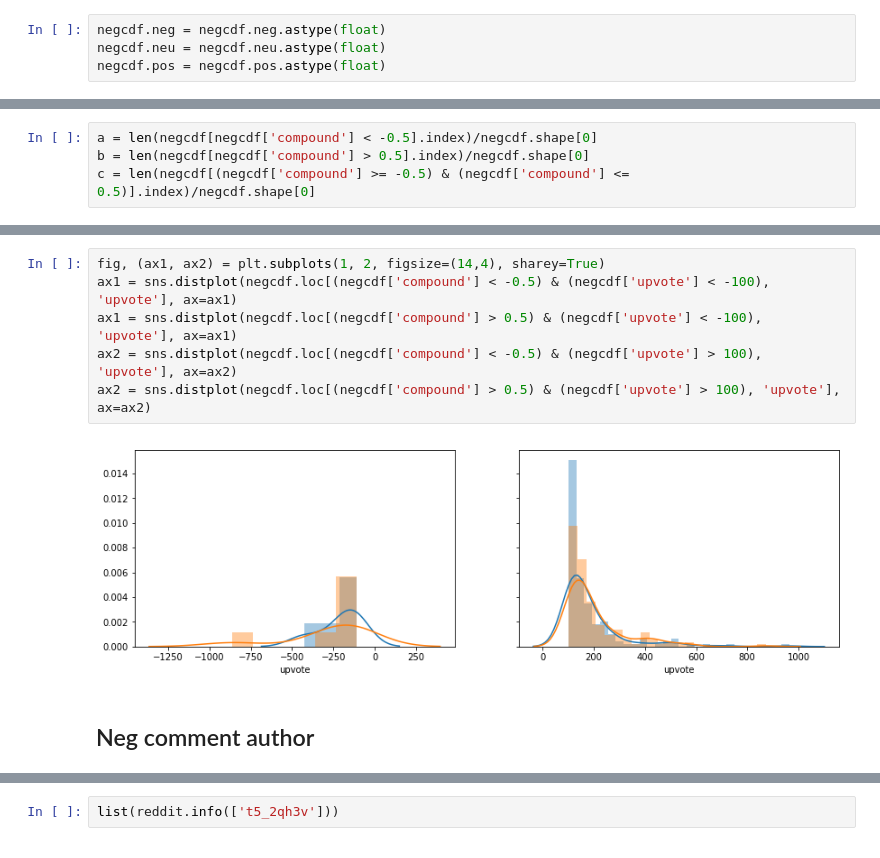
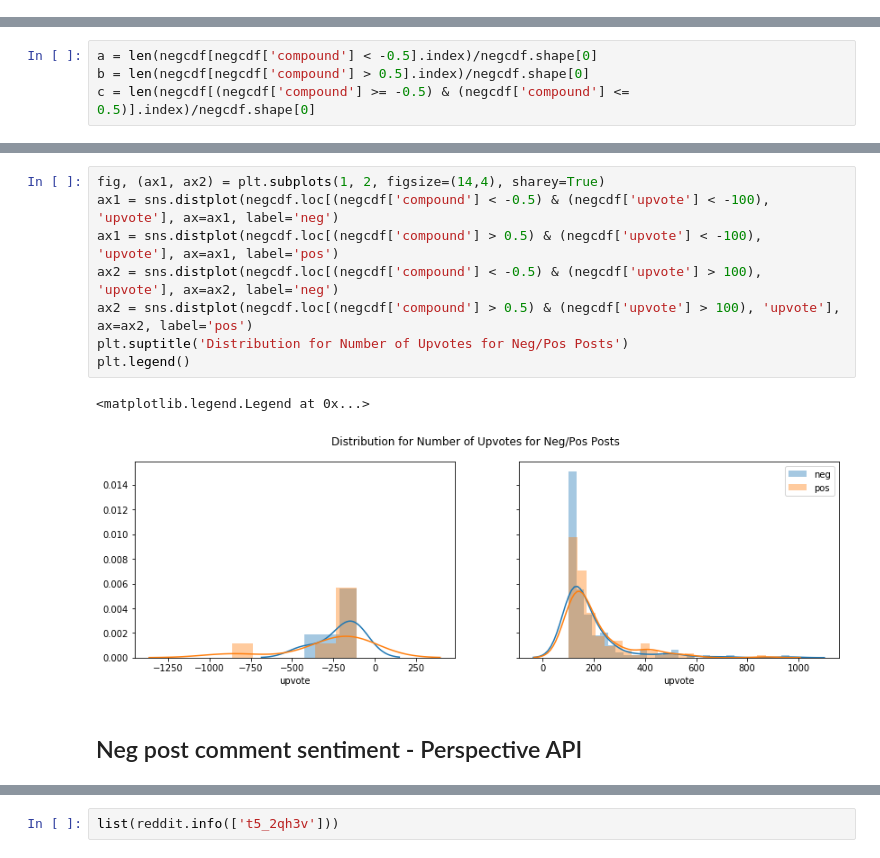
Before and after one commit to ke11ysun/TMD-reddit-conflict-analysis, a Jupyter notebook: TMD.ipynb, the cells around one changed output, grey strips where cells are left out. Drawn from its saved outputs; the diff is of its cells as text.

```diff
--- a/TMD.ipynb
+++ b/TMD.ipynb
@@ -531,7 +319,3 @@ subreddit_id         135630 non-null object
 upvote               135630 non-null float64
 dtypes: float64(2), object(9)
 memory usage: 12.4+ MB
-# %%
-negcdf.neg = negcdf.neg.astype(float)
-negcdf.neu = negcdf.neu.astype(float)
-negcdf.pos = negcdf.pos.astype(float)
@@ -613,10 +360,13 @@ for rect, label in zip(rects, labels):
 # %%
 fig, (ax1, ax2) = plt.subplots(1, 2, figsize=(14,4), sharey=True)
-ax1 = sns.distplot(negcdf.loc[(negcdf['compound'] < -0.5) & (negcdf['upvote'] < -100), 'upvote'], ax=ax1)
-ax1 = sns.distplot(negcdf.loc[(negcdf['compound'] > 0.5) & (negcdf['upvote'] < -100), 'upvote'], ax=ax1)
-ax2 = sns.distplot(negcdf.loc[(negcdf['compound'] < -0.5) & (negcdf['upvote'] > 100), 'upvote'], ax=ax2)
-ax2 = sns.distplot(negcdf.loc[(negcdf['compound'] > 0.5) & (negcdf['upvote'] > 100), 'upvote'], ax=ax2)
+ax1 = sns.distplot(negcdf.loc[(negcdf['compound'] < -0.5) & (negcdf['upvote'] < -100), 'upvote'], ax=ax1, label='neg')
+ax1 = sns.distplot(negcdf.loc[(negcdf['compound'] > 0.5) & (negcdf['upvote'] < -100), 'upvote'], ax=ax1, label='pos')
+ax2 = sns.distplot(negcdf.loc[(negcdf['compound'] < -0.5) & (negcdf['upvote'] > 100), 'upvote'], ax=ax2, label='neg')
+ax2 = sns.distplot(negcdf.loc[(negcdf['compound'] > 0.5) & (negcdf['upvote'] > 100), 'upvote'], ax=ax2, label='pos')
+plt.suptitle('Distribution for Number of Upvotes for Neg/Pos Posts')
+plt.legend()
 # %% [output]
+<matplotlib.legend.Legend at 0x...>
-[figure, old version]
+[figure, new version]
 # %% [markdown]
-## Neg comment author
+## Neg post comment sentiment - Perspective API
```
Also changed, not shown: parts of 58 cells of this notebook.
